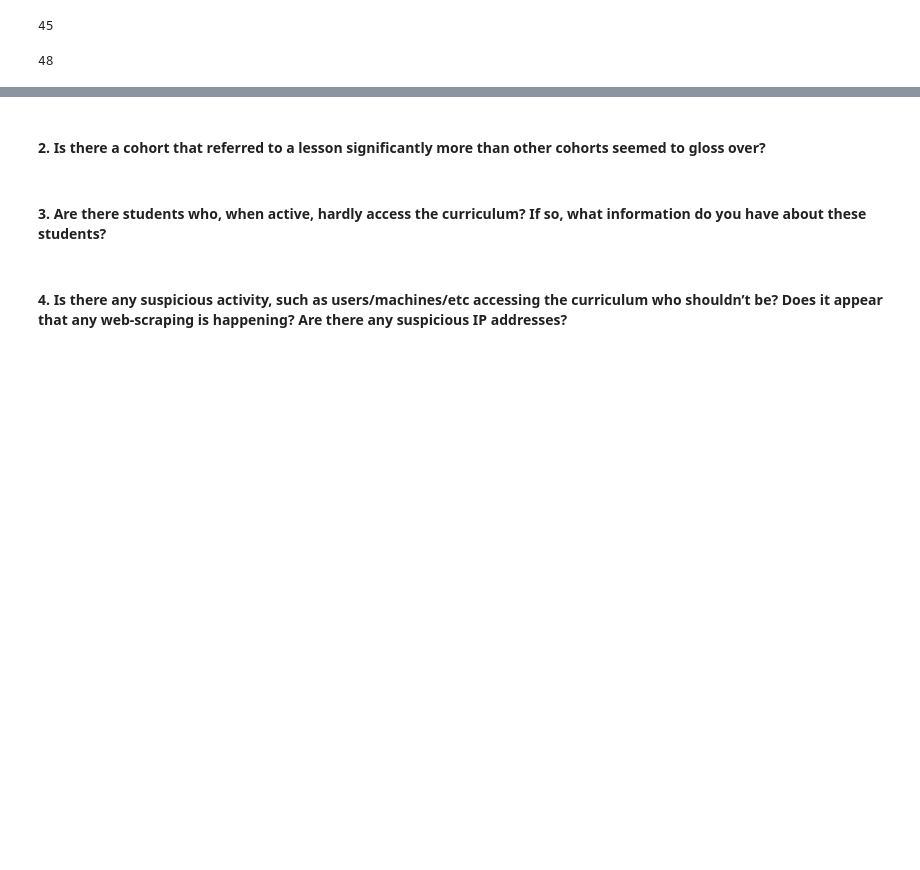
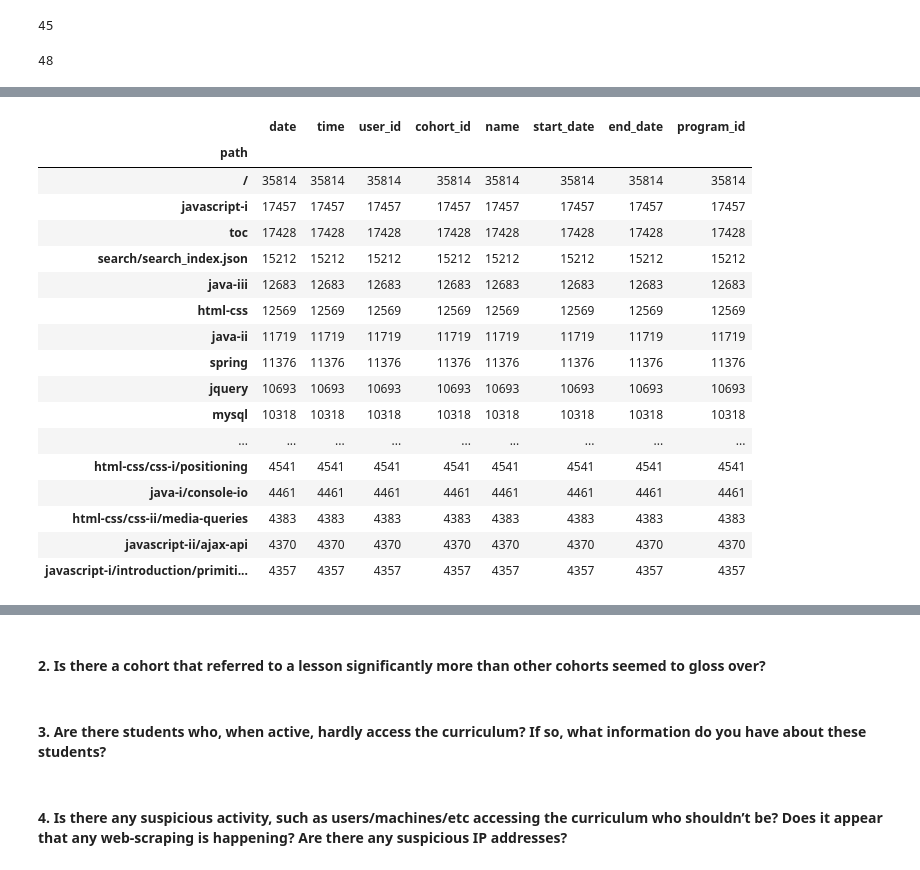
Before and after one commit to corey-baughman/016_anomaly_detection_project, a Jupyter notebook: ad_1.ipynb, the cells around one changed output, grey strips where cells are left out. Cells and saved outputs as stored; diff of their text form; code cells hidden in the pictures; blank space fills up the shorter version.

```diff
--- a/ad_1.ipynb
+++ b/ad_1.ipynb
@@ -53,0 +93,22 @@ ValueError: Grouper and axis must be same length
+# %%
+df[df.program_id == 2].groupby(by='path').count().sort_values(
+    by='date', ascending=False).head(55)
+# %% [output]
+|  | date | time | user_id | cohort_id | name | start_date | end_date | program_id |
+| path |  |  |  |  |  |  |  |  |
+| / | 35814 | 35814 | 35814 | 35814 | 35814 | 35814 | 35814 | 35814 |
+| javascript-i | 17457 | 17457 | 17457 | 17457 | 17457 | 17457 | 17457 | 17457 |
+| toc | 17428 | 17428 | 17428 | 17428 | 17428 | 17428 | 17428 | 17428 |
+| search/search_index.json | 15212 | 15212 | 15212 | 15212 | 15212 | 15212 | 15212 | 15212 |
+| java-iii | 12683 | 12683 | 12683 | 12683 | 12683 | 12683 | 12683 | 12683 |
+| html-css | 12569 | 12569 | 12569 | 12569 | 12569 | 12569 | 12569 | 12569 |
+| java-ii | 11719 | 11719 | 11719 | 11719 | 11719 | 11719 | 11719 | 11719 |
+| spring | 11376 | 11376 | 11376 | 11376 | 11376 | 11376 | 11376 | 11376 |
+| jquery | 10693 | 10693 | 10693 | 10693 | 10693 | 10693 | 10693 | 10693 |
+| mysql | 10318 | 10318 | 10318 | 10318 | 10318 | 10318 | 10318 | 10318 |
+| ... | ... | ... | ... | ... | ... | ... | ... | ... |
+| html-css/css-i/positioning | 4541 | 4541 | 4541 | 4541 | 4541 | 4541 | 4541 | 4541 |
+| java-i/console-io | 4461 | 4461 | 4461 | 4461 | 4461 | 4461 | 4461 | 4461 |
+| html-css/css-ii/media-queries | 4383 | 4383 | 4383 | 4383 | 4383 | 4383 | 4383 | 4383 |
+| javascript-ii/ajax-api | 4370 | 4370 | 4370 | 4370 | 4370 | 4370 | 4370 | 4370 |
+| javascript-i/introduction/primiti... | 4357 | 4357 | 4357 | 4357 | 4357 | 4357 | 4357 | 4357 |
```
Also changed, not shown: parts of 36 cells of this notebook, 1 other file.
